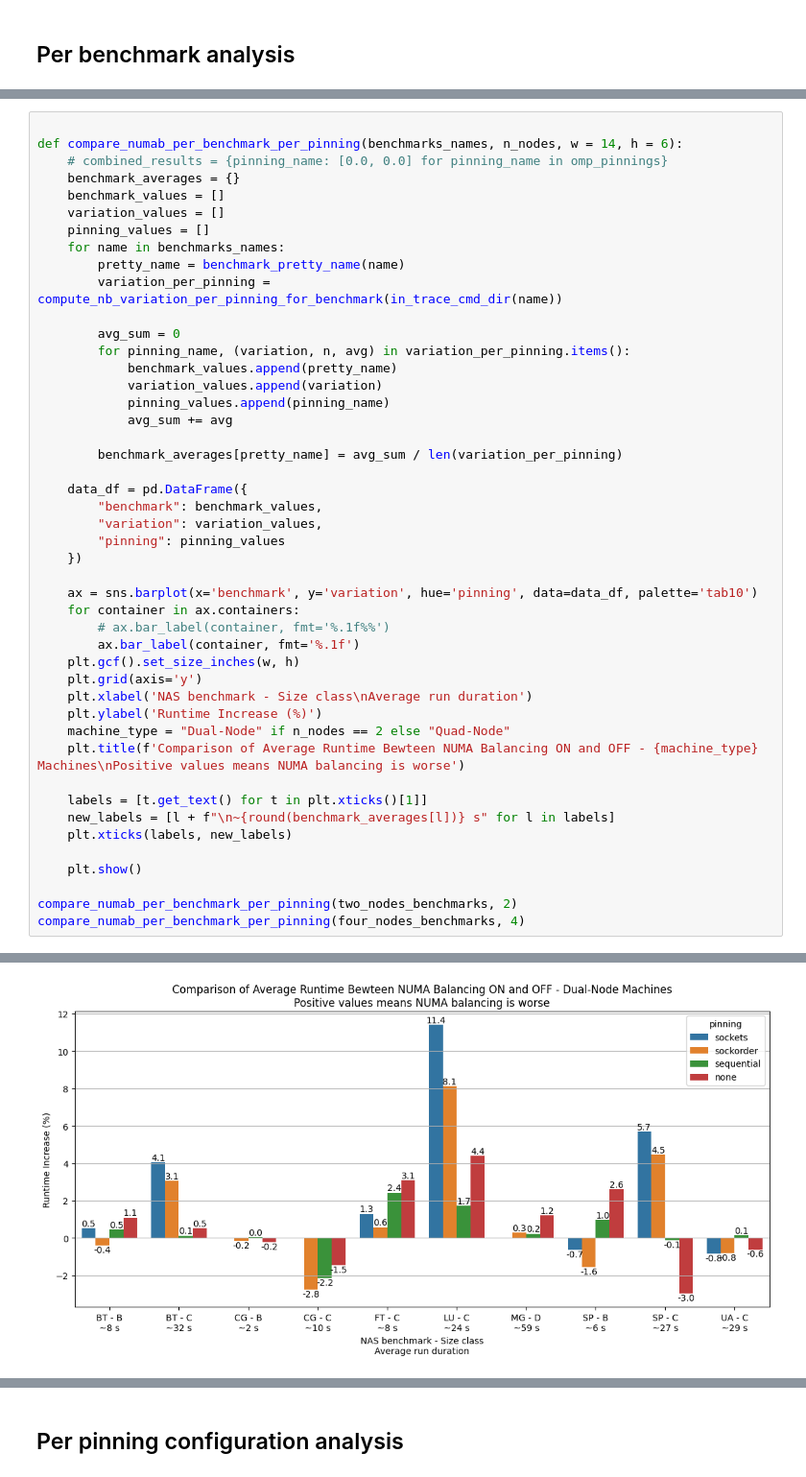
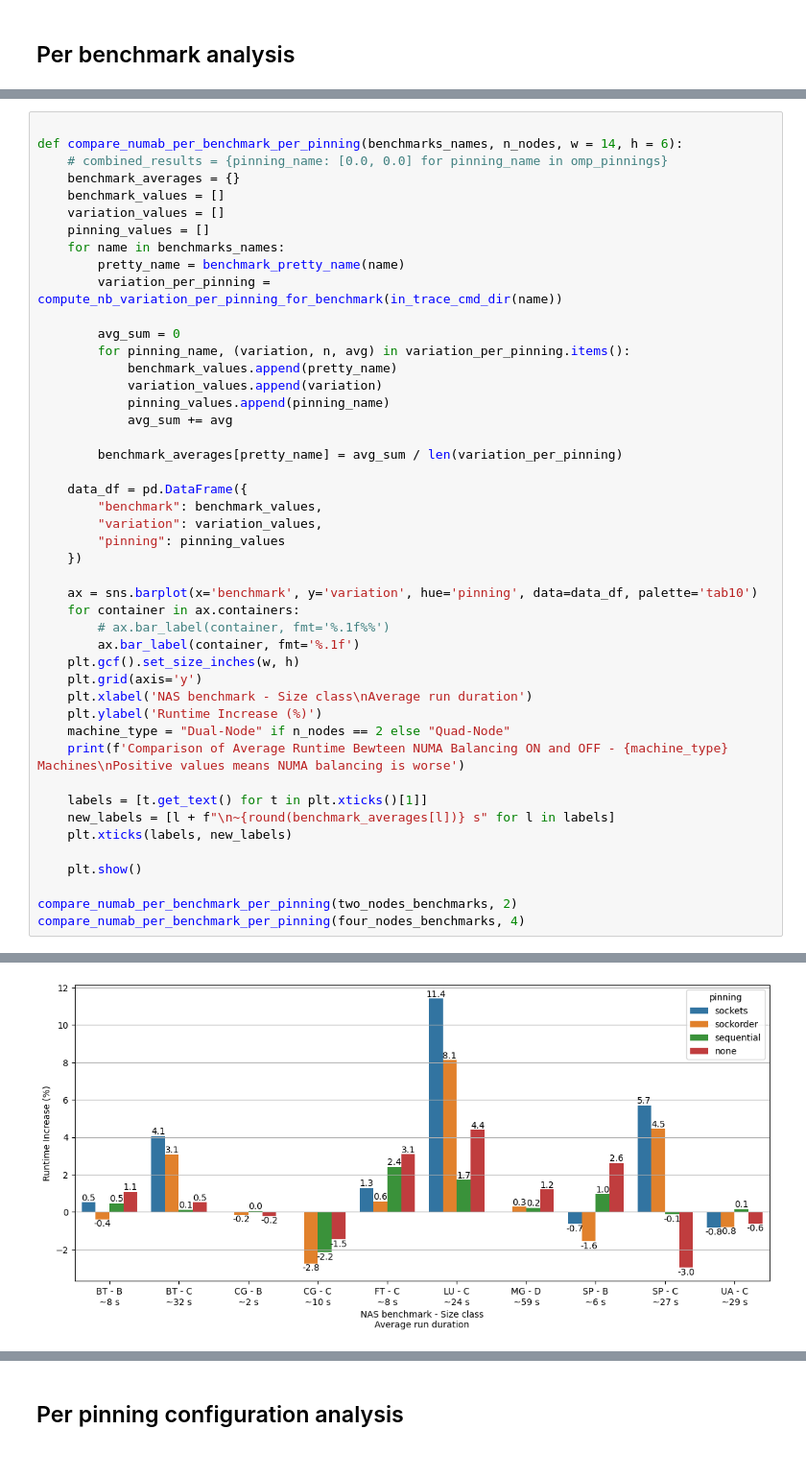
Before and after one commit to clementgd/INRIA-scripts, a Jupyter notebook: ircvm/exploration_final.ipynb, the cells around one changed output, grey strips where cells are left out. Shown: that part at 96% size. Saved outputs shown, nothing was run; the diff lists cells and outputs as text.

```diff
--- a/ircvm/exploration_final.ipynb
+++ b/ircvm/exploration_final.ipynb
@@ -481,7 +452,7 @@ def compare_numab_per_benchmark_per_pinning(benchmarks_names, n_nodes, w = 14, h
     plt.xlabel('NAS benchmark - Size class\nAverage run duration')
     plt.ylabel('Runtime Increase (%)')
     machine_type = "Dual-Node" if n_nodes == 2 else "Quad-Node"
-    plt.title(f'Comparison of Average Runtime Bewteen NUMA Balancing ON and OFF - {machine_type} Machines\nPositive values means NUMA balancing is worse')
+    print(f'Comparison of Average Runtime Bewteen NUMA Balancing ON and OFF - {machine_type} Machines\nPositive values means NUMA balancing is worse')
 
     labels = [t.get_text() for t in plt.xticks()[1]]
     new_labels = [l + f"\n~{round(benchmark_averages[l])} s" for l in labels]
@@ -498 +471 @@ Cannot find /root/results/_trace-cmd/mg.D.x__dahu-15__v6.8.0-rc3__performance__2
-[figure, old version]
+[figure, new version]
```
Also changed, not shown: parts of 9 cells of this notebook, 2 other files.
